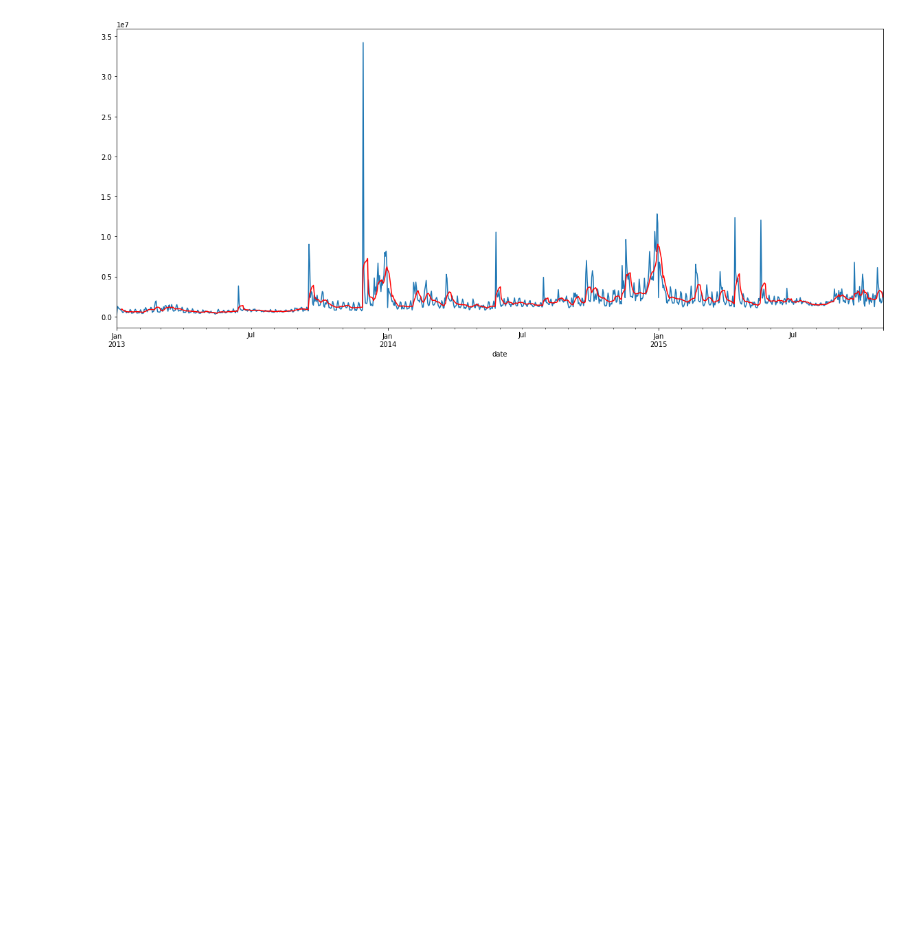
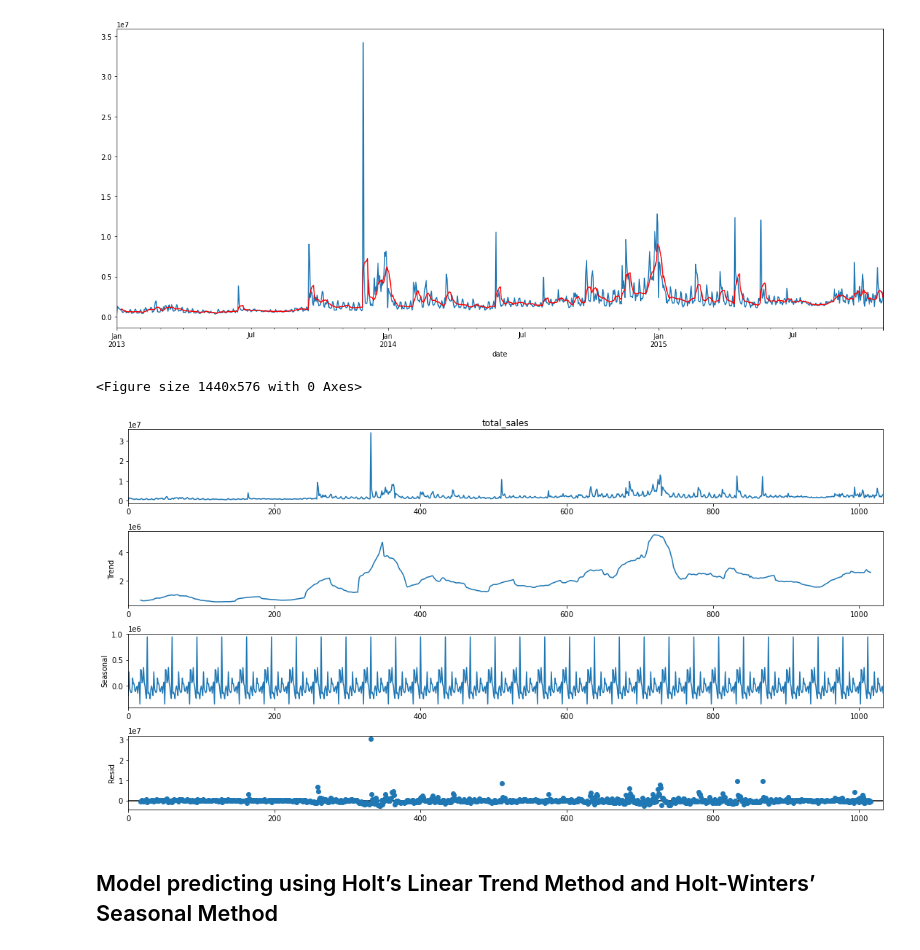
Before and after one commit to mingxiang1006/Predict_Futre_Sale, a Jupyter notebook: src/Guan-FeatureEngineering.ipynb, the cells around one changed output. Cells and saved outputs as stored; diff of their text form; code cells hidden in the pictures; blank space fills up the shorter version.

```diff
--- a/src/Guan-FeatureEngineering.ipynb
+++ b/src/Guan-FeatureEngineering.ipynb
@@ -472,3 +366,17 @@ date
 2013-01-10                745,291
 Name: total_sales, dtype: float64
 [figure]
+# %%
+all_data_by_day = all_data
+aggregations = {'total_sales':'sum'}
+all_data_by_day = all_data_by_day.groupby(['date'], as_index=False).agg(aggregations)
+
+decomposition = seasonal_decompose(all_data_by_day['total_sales'], period=34)
+figure = plt.figure()
+figure = decomposition.plot()
+figure.set_size_inches(15, 8)
+# %% [output]
+<Figure size 1440x576 with 0 Axes>
+[figure, added]
+# %% [markdown]
+## Model predicting using Holt’s Linear Trend Method and Holt-Winters’ Seasonal Method
```
Also changed, not shown: parts of 52 cells of this notebook.
